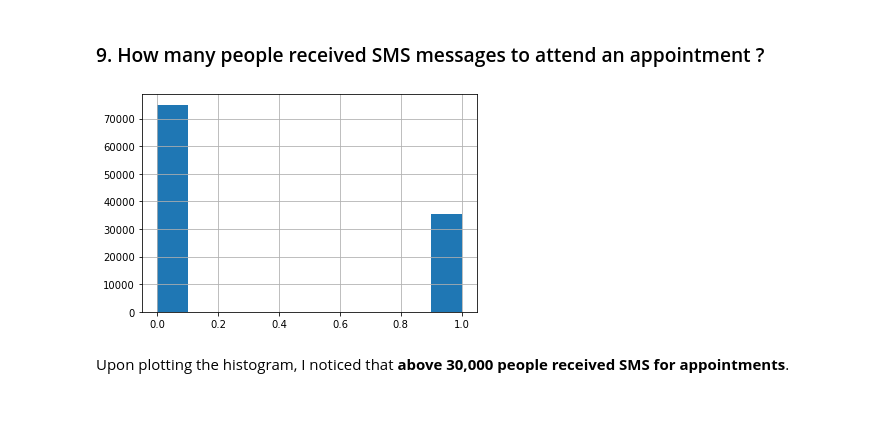
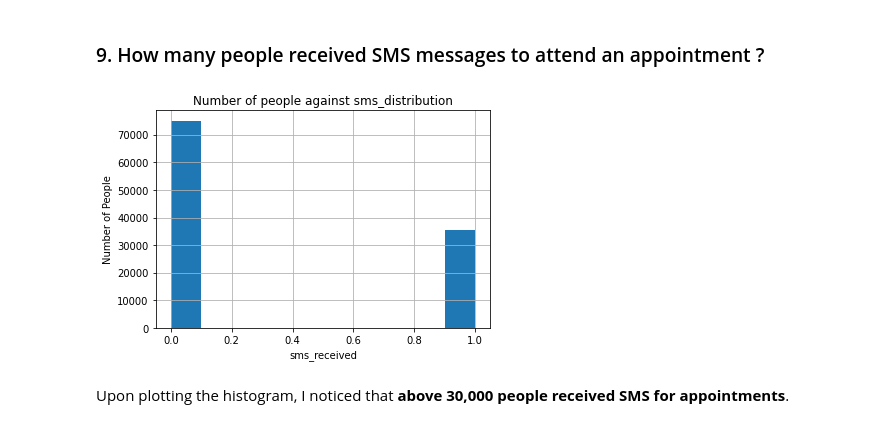
Before and after one commit to EricOdhiambo/Investigation-of-Patients-not-showing-up-for-Appointments, a Jupyter notebook: Patients_NoShowup_for_Appointment_Investigation.ipynb, the cells around one changed output. Drawn from its saved outputs; the diff is of its cells as text; code cells hidden in the pictures.

```diff
--- a/Patients_NoShowup_for_Appointment_Investigation.ipynb
+++ b/Patients_NoShowup_for_Appointment_Investigation.ipynb
@@ -499,12 +499,11 @@ plt.grid(True)
 I discovered that almost everyone who did not show up for the appointment was not handicapped.
 # %% [markdown]
 ### 9. How many people received SMS messages to attend an appointment ?
-# %%
-# Number of people against sms_distribution
-
-no_showup_df['sms_received'].hist(); # use of hist() function to draw histogram
-# %% [output]
-[figure, removed]
+# %%
+#calling the plot_histogram function and input values
+plot_histogram('sms_received','sms_received','Number of people against sms_distribution')
+# %% [output]
+[figure, added]
 # %% [markdown]
 Upon plotting the histogram, I noticed that **above 30,000 people received SMS for appointments**.
 # %% [markdown]
```
Also changed, not shown: parts of 9 cells of this notebook.
